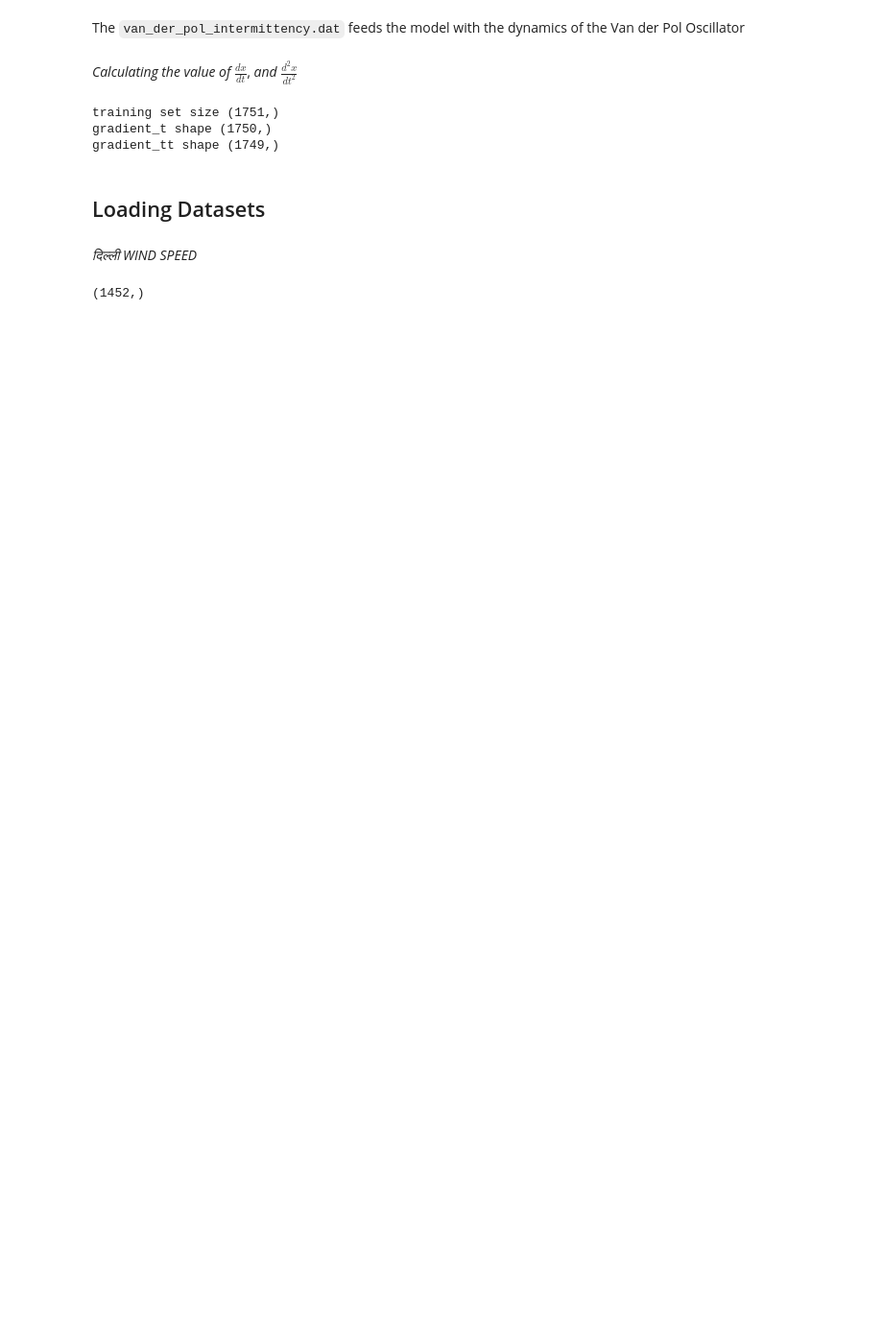
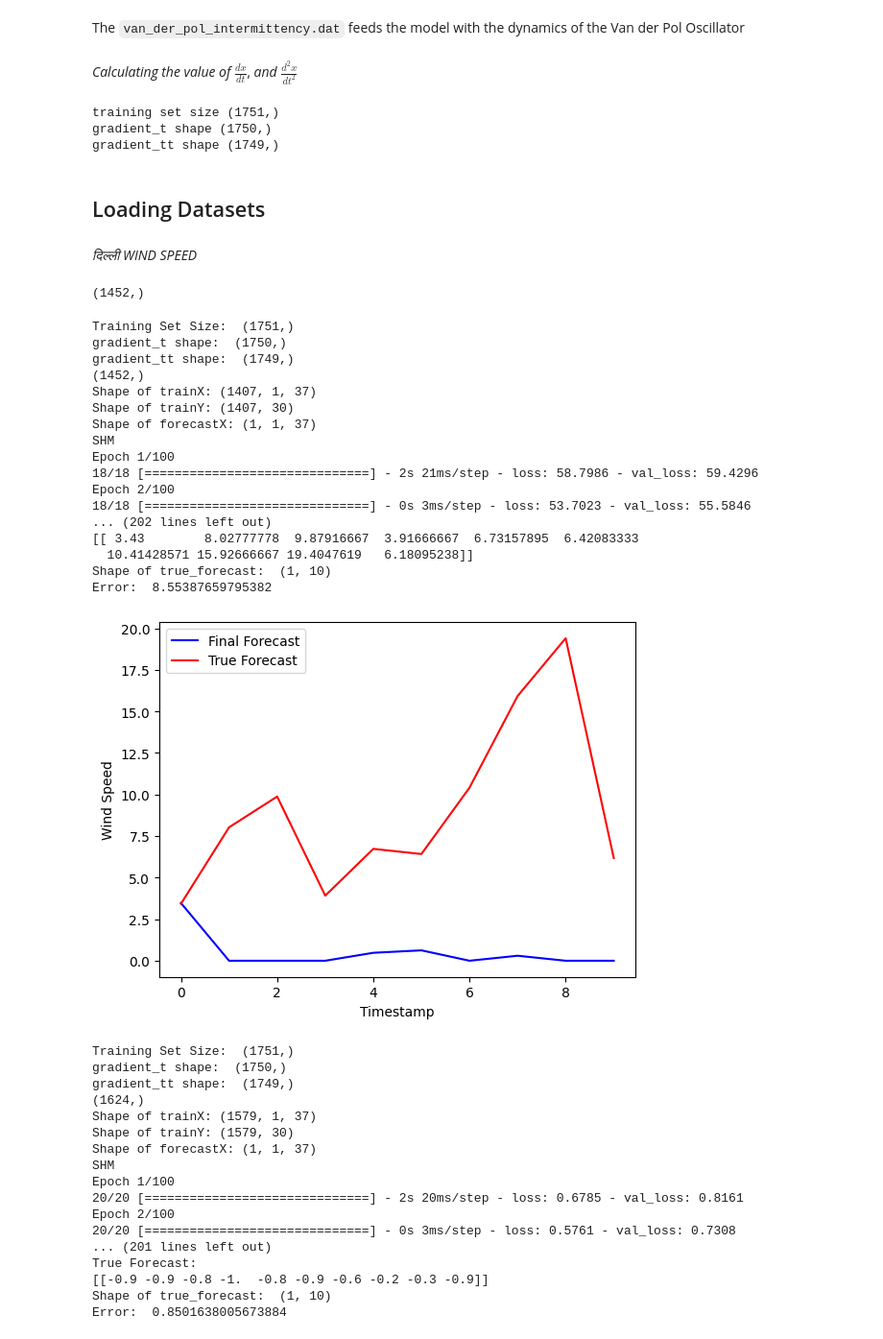
Before and after one commit to oops-moment/Van-der-Pol-informed-Neural-Networks, a Jupyter notebook: VPN.ipynb, the cells around one changed output. Shown at 96% size. Drawn from its saved outputs; the diff is of its cells as text; code cells hidden in the pictures; blank space fills up the shorter version.

```diff
--- a/VPN.ipynb
+++ b/VPN.ipynb
@@ -126,6 +121,10 @@ plt.show()
 # %% [markdown]
 The `van_der_pol_intermittency.dat` feeds the model with the dynamics of the Van der Pol Oscillator
 # %%
-data1 = np.genfromtxt(r'D:\Prisha\SEM 6\Van-der-Pol-informed-Neural-Networks\Dataset\van_der_pol_intermittency.dat')
+data1 = np.genfromtxt(r'./Dataset/van_der_pol_intermittency.dat')
 training_set1 = pd.DataFrame(data1).reset_index(drop=True)
 training_set1 = training_set1.iloc[:,1]
+# %%
+data2 = np.genfromtxt(r'./Dataset/shm_data.dat')
+training_set2 = pd.DataFrame(data2).reset_index(drop=True)
+training_set2 = training_set2.iloc[:,1]
@@ -151,0 +158,72 @@ print(vpn.training_set.shape)
+# %%
+for file, column in zip(files, column_numbers):
+    vpn = pinn.PINN(4,training_set2)
+    print("Training Set Size: ",training_set1.shape)
+    print("gradient_t shape: ",vpn.gradient_t.shape)
+    print("gradient_tt shape: ",vpn.gradient_tt.shape)
+
+    vpn.load_data(file, column)
+    print(vpn.training_set.shape)
+
+    vpn.convert(offset=30,in_val=35,out_val=10)
+    print("Shape of trainX:",vpn.trainX.shape)
+    print("Shape of trainY:",vpn.trainy.shape)
+    print("Shape of forecastX:",vpn.forecastX.shape)
+
+    vpn.train_model(type="SHM")
+    error = vpn.evaluate_model()
+
+    final_forecast = vpn.final_forecast
+    print("Predicted Forecast:")
+    print(final_forecast)
+    print("Shape of final_forecast:", final_forecast.shape)
+
+    true_forecast = vpn.true_forecast
+    print("True Forecast:")
+    print(true_forecast)
+    print("Shape of true_forecast: ",true_forecast.shape)
+
+    print("Error: ", error)
+    name = file.split("/")[-1].split(".")[0]
+    name += "shm"
+    vpn.plot_forecasts(name=name, final_forecast=final_forecast,true_forecast=true_forecast)
+
+    joblib.dump(vpn, f'model_{name}.pkl')
+    with open(f'error_{name}.txt', 'w') as f:
+        f.write(str(error))
+# %% [output]
+Training Set Size:  (1751,)
+gradient_t shape:  (1750,)
+gradient_tt shape:  (1749,)
+(1452,)
+Shape of trainX: (1407, 1, 37)
+Shape of trainY: (1407, 30)
+Shape of forecastX: (1, 1, 37)
+SHM
+Epoch 1/100
+18/18 [==============================] - 2s 21ms/step - loss: 58.7986 - val_loss: 59.4296
+Epoch 2/100
+18/18 [==============================] - 0s 3ms/step - loss: 53.7023 - val_loss: 55.5846
+... (202 lines left out)
+[[ 3.43        8.02777778  9.87916667  3.91666667  6.73157895  6.42083333
+  10.41428571 15.92666667 19.4047619   6.18095238]]
+Shape of true_forecast:  (1, 10)
+Error:  8.55387659795382
+[figure, added]
+Training Set Size:  (1751,)
+gradient_t shape:  (1750,)
+gradient_tt shape:  (1749,)
+(1624,)
+Shape of trainX: (1579, 1, 37)
+Shape of trainY: (1579, 30)
+Shape of forecastX: (1, 1, 37)
+SHM
+Epoch 1/100
+20/20 [==============================] - 2s 20ms/step - loss: 0.6785 - val_loss: 0.8161
+Epoch 2/100
+20/20 [==============================] - 0s 3ms/step - loss: 0.5761 - val_loss: 0.7308
+... (201 lines left out)
+True Forecast:
+[[-0.9 -0.9 -0.8 -1.  -0.8 -0.9 -0.6 -0.2 -0.3 -0.9]]
+Shape of true_forecast:  (1, 10)
+Error:  0.8501638005673884
```
Also changed, not shown: parts of 18 cells of this notebook, 32 other files.
